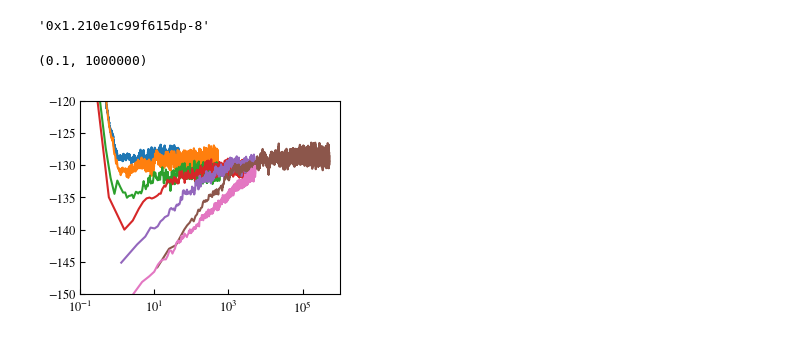
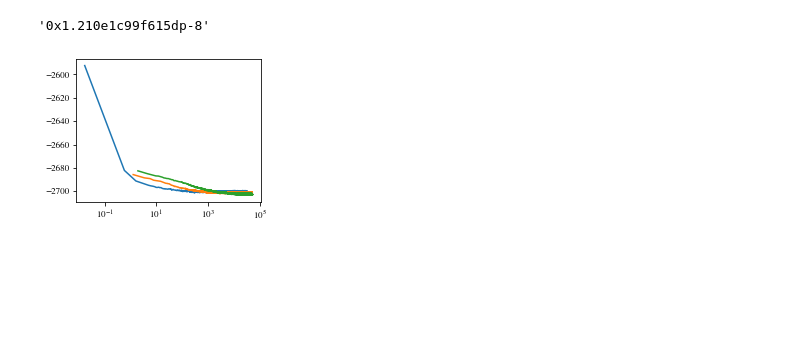
Before and after one commit to cachetdaspirine/Evolution_of_the_Entropy, a Jupyter notebook: Influence_of_kdiff/evolution_of_the_entropy.ipynb, the cells around one changed output. Saved outputs shown, nothing was run; the diff lists cells and outputs as text; code cells hidden in the pictures; blank space fills up the shorter version.

```diff
--- a/Influence_of_kdiff/evolution_of_the_entropy.ipynb
+++ b/Influence_of_kdiff/evolution_of_the_entropy.ipynb
@@ -128,16 +136,15 @@ ST3 = average_simulations(args,step_tot,compute_steps)
 np.save('kdiff_'+(kdiff/100).hex()+'_ttot_2E7.npy',ST3)
 np.save('kdiff_'+(kdiff*10).hex()+'_ttot_2E6.npy',ST0)
 # %%
-plt.plot(ST_2[:,0],ST_2[:,1])
-plt.plot(ST_1[:,0],ST_1[:,1])
-plt.plot(ST0[:,0],ST0[:,1])#/abs(min(ST1[:,1])))
+#plt.plot(ST_2[:,0],ST_2[:,1])
+#plt.plot(ST_1[:,0],ST_1[:,1])
+#plt.plot(ST0[:,0],ST0[:,1])#/abs(min(ST1[:,1])))
 plt.plot(ST1[:,0],ST1[:,1])#/abs(min(ST1[:,1])))
 plt.plot(ST2[:,0],ST2[:,1])#/abs(min(ST2[:,1])))
 plt.plot(ST3[:,0],ST3[:,1])#/abs(min(ST3[:,1])))
-plt.plot(ST4[:,0],ST4[:,1])#/abs(min(ST1[:,1])))
-plt.ylim(-150,-120)
+#plt.plot(ST4[:,0],ST4[:,1])#/abs(min(ST1[:,1])))
+#plt.ylim(-150,-120)
 plt.xscale('log')
-plt.xlim(0.1,10**6)
+#plt.xlim(0.1,10**6)
 # %% [output]
-(0.1, 1000000)
-[figure, old version]
+[figure, new version]
```
Also changed, not shown: parts of 4 cells of this notebook, 2 other files.
